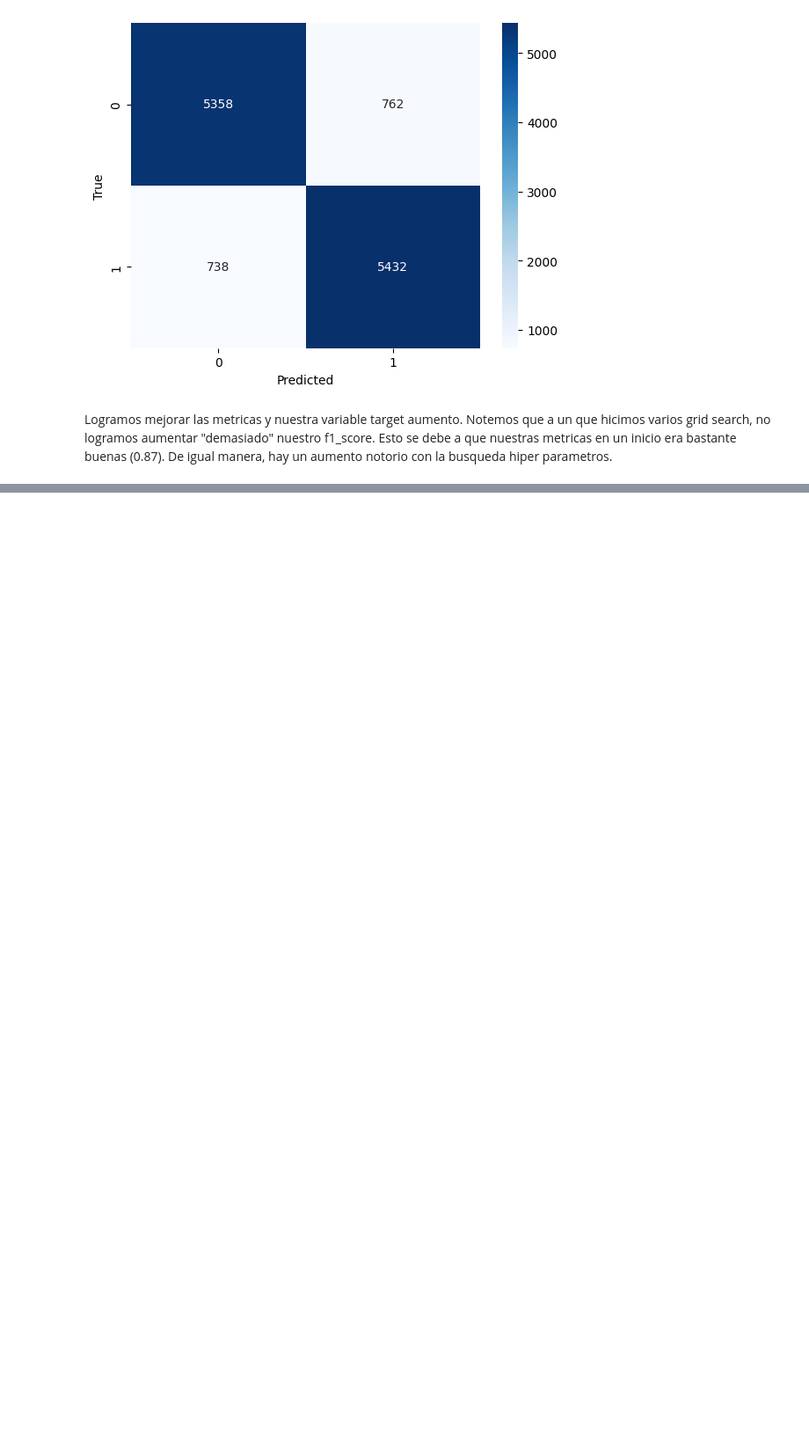
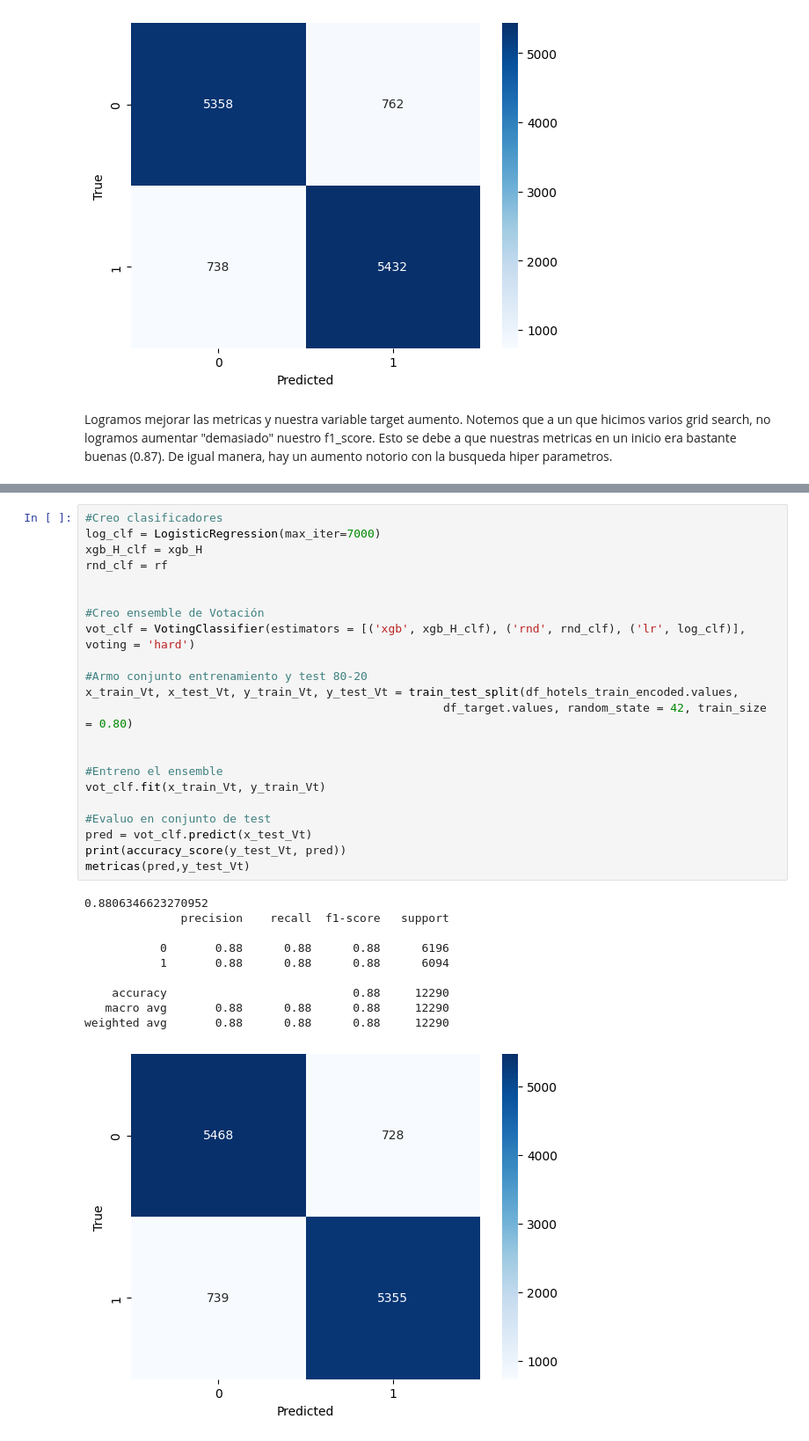
Before and after one commit to franciscoL0pez/TrabajosPracticosOrganizacionDeDatos1C2023, a Jupyter notebook: ensambles_svc_rf_knn_xgboost.ipynb, the cells around one changed output, grey strips where cells are left out. Shown at 88% size. Drawn from its saved outputs; the diff is of its cells as text; blank space fills up the shorter version.

```diff
--- a/ensambles_svc_rf_knn_xgboost.ipynb
+++ b/ensambles_svc_rf_knn_xgboost.ipynb
@@ -544,0 +713,33 @@ Notemos que a un que hicimos varios grid search, no logramos aumentar "demasiado
+# %%
+#Creo clasificadores
+log_clf = LogisticRegression(max_iter=7000)
+xgb_H_clf = xgb_H
+rnd_clf = rf
+
+
+#Creo ensemble de Votación
+vot_clf = VotingClassifier(estimators = [('xgb', xgb_H_clf), ('rnd', rnd_clf), ('lr', log_clf)], voting = 'hard')
+
+#Armo conjunto entrenamiento y test 80-20
+x_train_Vt, x_test_Vt, y_train_Vt, y_test_Vt = train_test_split(df_hotels_train_encoded.values,
+                                                    df_target.values, random_state = 42, train_size = 0.80)
+
+
+#Entreno el ensemble
+vot_clf.fit(x_train_Vt, y_train_Vt)
+
+#Evaluo en conjunto de test
+pred = vot_clf.predict(x_test_Vt)
+print(accuracy_score(y_test_Vt, pred))
+metricas(pred,y_test_Vt)
+# %% [output]
+0.8806346623270952
+              precision    recall  f1-score   support
+
+           0       0.88      0.88      0.88      6196
+           1       0.88      0.88      0.88      6094
+
+    accuracy                           0.88     12290
+   macro avg       0.88      0.88      0.88     12290
+weighted avg       0.88      0.88      0.88     12290
+[figure, added]
```
Also changed, not shown: parts of 15 cells of this notebook.
